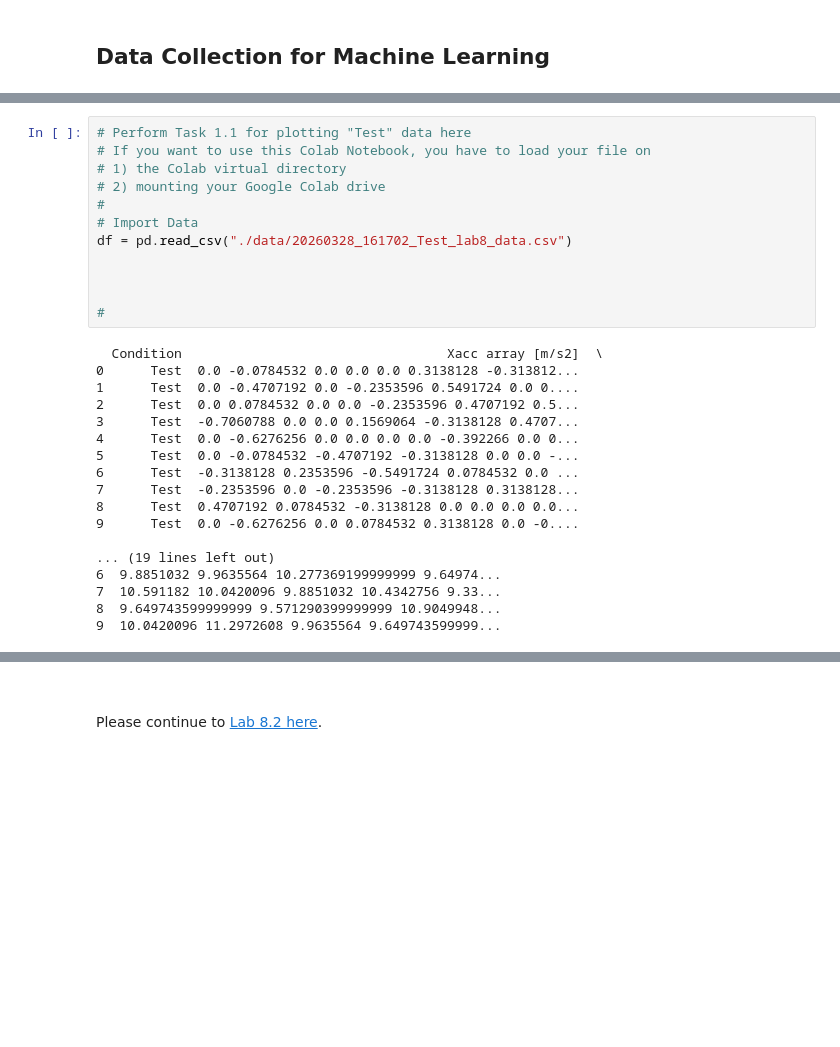
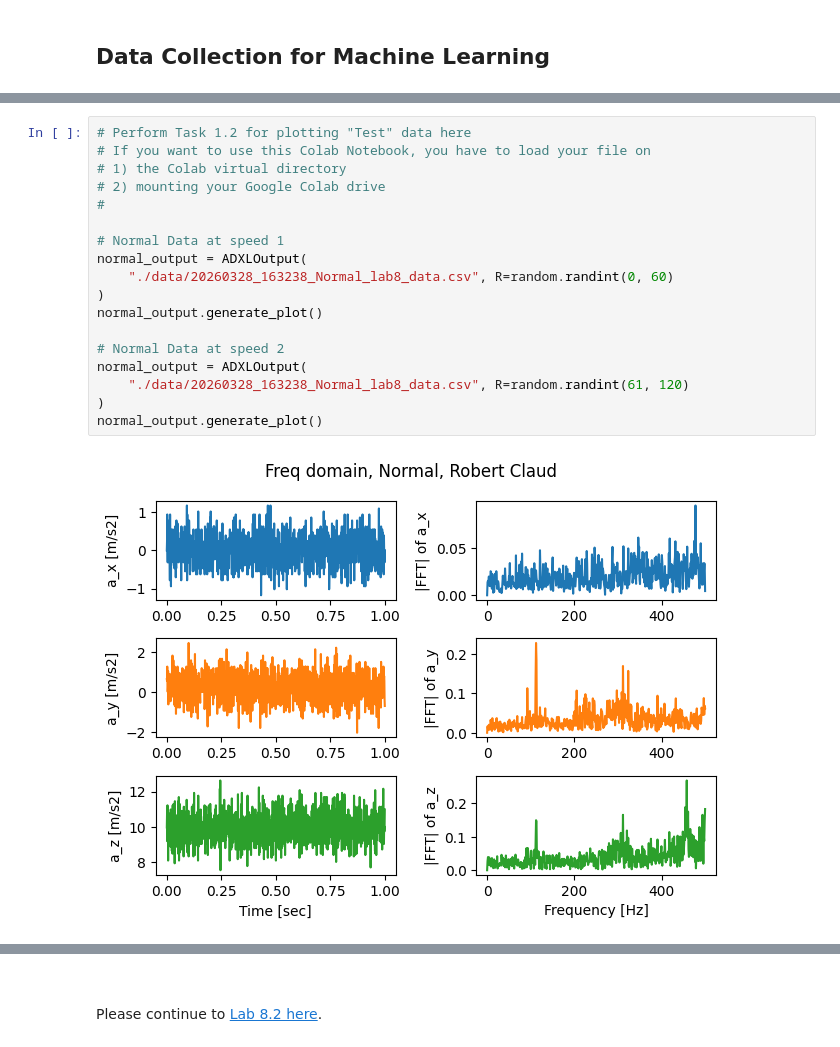
Before and after one commit to rd908213/ME-597-IIoT, a Jupyter notebook: lab/lab8/L8_Colab1.ipynb, the cells around one changed output, grey strips where cells are left out. Drawn from its saved outputs; the diff is of its cells as text; blank space fills up the shorter version.

```diff
--- a/lab/lab8/L8_Colab1.ipynb
+++ b/lab/lab8/L8_Colab1.ipynb
@@ -191,30 +380,20 @@ import pandas as pd
 # %%
-# Perform Task 1.1 for plotting "Test" data here
+# Perform Task 1.2 for plotting "Test" data here
 # If you want to use this Colab Notebook, you have to load your file on
 # 1) the Colab virtual directory
 # 2) mounting your Google Colab drive
 #
-# Import Data
-df = pd.read_csv("./data/20260328_161702_Test_lab8_data.csv")
 
+# Normal Data at speed 1
+normal_output = ADXLOutput(
+    "./data/20260328_163238_Normal_lab8_data.csv", R=random.randint(0, 60)
+)
+normal_output.generate_plot()
 
-
-#
+# Normal Data at speed 2
+normal_output = ADXLOutput(
+    "./data/20260328_163238_Normal_lab8_data.csv", R=random.randint(61, 120)
+)
+normal_output.generate_plot()
 # %% [output]
-  Condition                                  Xacc array [m/s2]  \
-0      Test  0.0 -0.0784532 0.0 0.0 0.0 0.3138128 -0.313812...
-1      Test  0.0 -0.4707192 0.0 -0.2353596 0.5491724 0.0 0....
-2      Test  0.0 0.0784532 0.0 0.0 -0.2353596 0.4707192 0.5...
-3      Test  -0.7060788 0.0 0.0 0.1569064 -0.3138128 0.4707...
-4      Test  0.0 -0.6276256 0.0 0.0 0.0 0.0 -0.392266 0.0 0...
-5      Test  0.0 -0.0784532 -0.4707192 -0.3138128 0.0 0.0 -...
-6      Test  -0.3138128 0.2353596 -0.5491724 0.0784532 0.0 ...
-7      Test  -0.2353596 0.0 -0.2353596 -0.3138128 0.3138128...
-8      Test  0.4707192 0.0784532 -0.3138128 0.0 0.0 0.0 0.0...
-9      Test  0.0 -0.6276256 0.0 0.0784532 0.3138128 0.0 -0....
-
-... (19 lines left out)
-6  9.8851032 9.9635564 10.277369199999999 9.64974...
-7  10.591182 10.0420096 9.8851032 10.4342756 9.33...
-8  9.649743599999999 9.571290399999999 10.9049948...
-9  10.0420096 11.2972608 9.9635564 9.649743599999...
+[figure, added]
```
Also changed, not shown: parts of 24 cells of this notebook.
